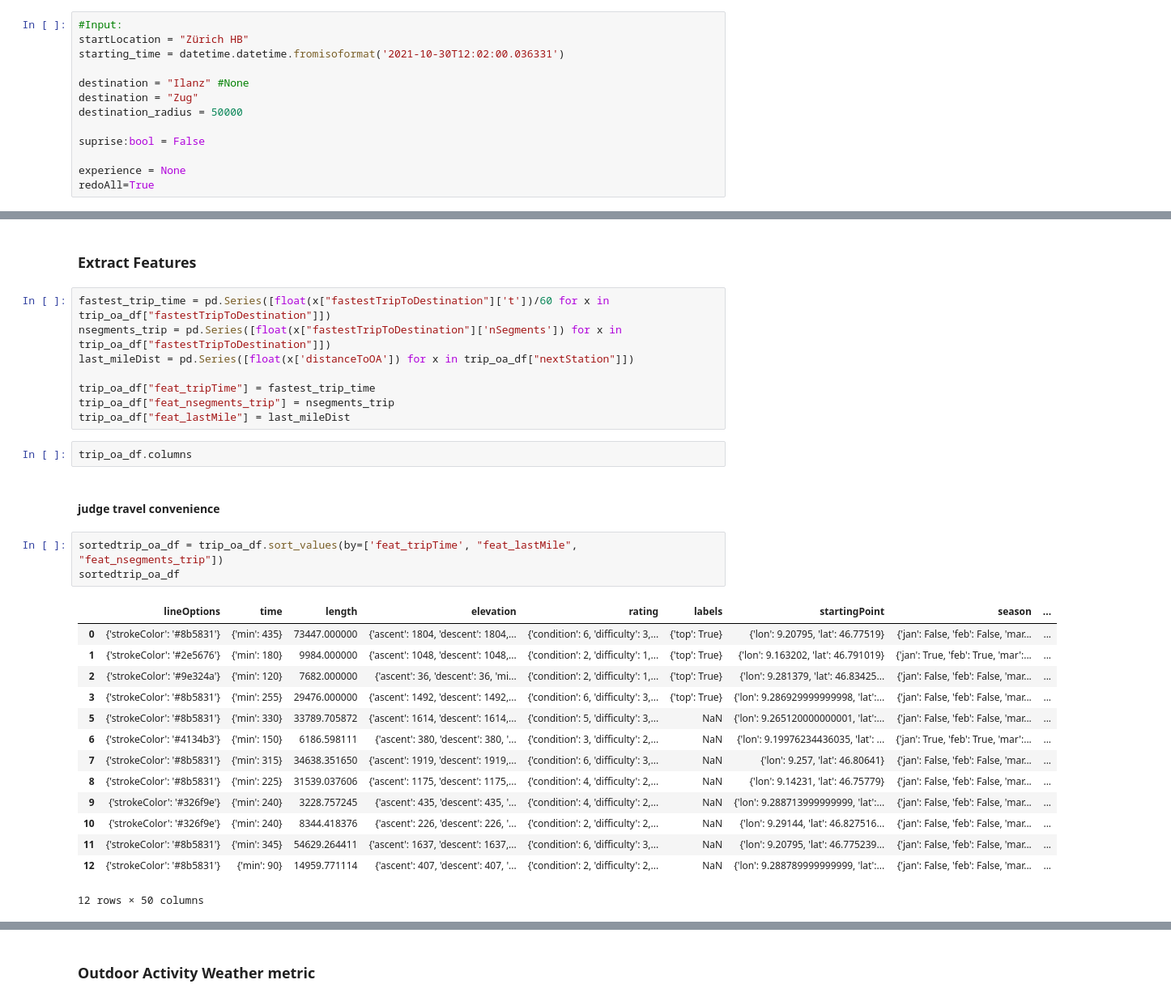
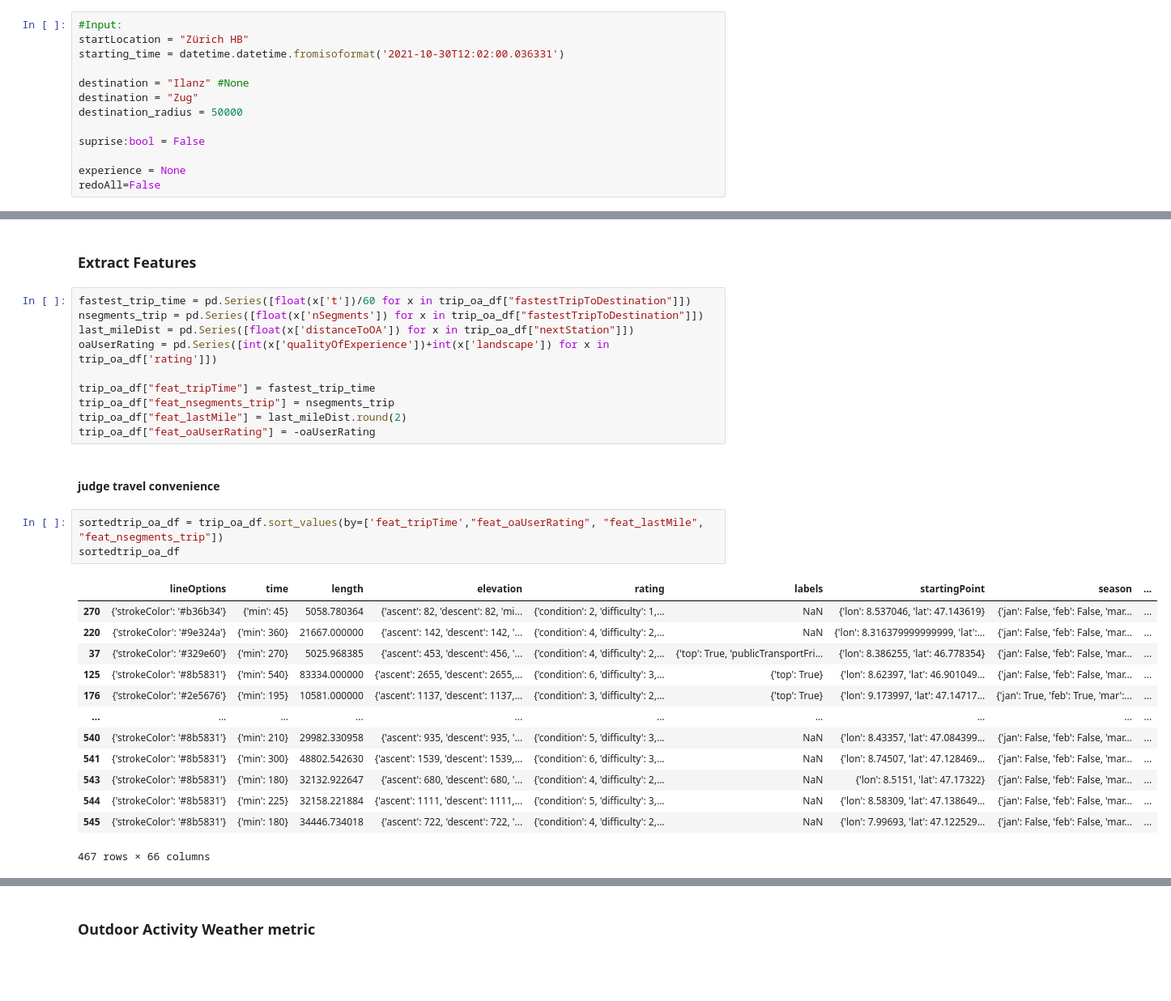
Before and after one commit to RiesBen/polyHack2021_SBB, a Jupyter notebook: src/jnbs/backend_logic.ipynb, the cells around one changed output, grey strips where cells are left out. Shown at 81% size. Saved outputs shown, nothing was run; the diff lists cells and outputs as text; blank space fills up the shorter version.

```diff
--- a/src/jnbs/backend_logic.ipynb
+++ b/src/jnbs/backend_logic.ipynb
@@ -31,7 +33,7 @@ destination_radius = 50000
 suprise:bool = False
 
 experience = None
-redoAll=True
+redoAll=False
 # %%
 #Meta Statistics
 loss_data = {}
@@ -304,35 +287,34 @@ trip_oa_df['nextStation']
 # %% [markdown]
 ### Extract Features
 # %%
-fastest_trip_time = pd.Series([float(x["fastestTripToDestination"]['t'])/60 for x in trip_oa_df["fastestTripToDestination"]])
-nsegments_trip = pd.Series([float(x["fastestTripToDestination"]['nSegments']) for x in trip_oa_df["fastestTripToDestination"]])
+fastest_trip_time = pd.Series([float(x['t'])/60 for x in trip_oa_df["fastestTripToDestination"]])
+nsegments_trip = pd.Series([float(x['nSegments']) for x in trip_oa_df["fastestTripToDestination"]])
 last_mileDist = pd.Series([float(x['distanceToOA']) for x in trip_oa_df["nextStation"]])
+oaUserRating = pd.Series([int(x['qualityOfExperience'])+int(x['landscape']) for x in trip_oa_df['rating']])
 
 trip_oa_df["feat_tripTime"] = fastest_trip_time
 trip_oa_df["feat_nsegments_trip"] = nsegments_trip
-trip_oa_df["feat_lastMile"] = last_mileDist
+trip_oa_df["feat_lastMile"] = last_mileDist.round(2)
+trip_oa_df["feat_oaUserRating"] = -oaUserRating
-# %%
-trip_oa_df.columns
 # %% [markdown]
 #### judge travel convenience
 # %%
-sortedtrip_oa_df = trip_oa_df.sort_values(by=['feat_tripTime', "feat_lastMile", "feat_nsegments_trip"])
+sortedtrip_oa_df = trip_oa_df.sort_values(by=['feat_tripTime',"feat_oaUserRating", "feat_lastMile", "feat_nsegments_trip"])
 sortedtrip_oa_df
 # %% [output]
 |  | lineOptions | time | length | elevation | rating | labels | startingPoint | season | ... |
-| 0 | {'strokeColor': '#8b5831'} | {'min': 435} | 73447.000000 | {'ascent': 1804, 'descent': 1804,... | {'condition': 6, 'difficulty': 3,... | {'top': True} | {'lon': 9.20795, 'lat': 46.77519} | {'jan': False, 'feb': False, 'mar... | ... |
-| 1 | {'strokeColor': '#2e5676'} | {'min': 180} | 9984.000000 | {'ascent': 1048, 'descent': 1048,... | {'condition': 2, 'difficulty': 1,... | {'top': True} | {'lon': 9.163202, 'lat': 46.791019} | {'jan': True, 'feb': True, 'mar':... | ... |
-| 2 | {'strokeColor': '#9e324a'} | {'min': 120} | 7682.000000 | {'ascent': 36, 'descent': 36, 'mi... | {'condition': 2, 'difficulty': 1,... | {'top': True} | {'lon': 9.281379, 'lat': 46.83425... | {'jan': False, 'feb': False, 'mar... | ... |
-| 3 | {'strokeColor': '#8b5831'} | {'min': 255} | 29476.000000 | {'ascent': 1492, 'descent': 1492,... | {'condition': 6, 'difficulty': 3,... | {'top': True} | {'lon': 9.286929999999998, 'lat':... | {'jan': False, 'feb': False, 'mar... | ... |
-| 5 | {'strokeColor': '#8b5831'} | {'min': 330} | 33789.705872 | {'ascent': 1614, 'descent': 1614,... | {'condition': 5, 'difficulty': 3,... | NaN | {'lon': 9.265120000000001, 'lat':... | {'jan': False, 'feb': False, 'mar... | ... |
-| 6 | {'strokeColor': '#4134b3'} | {'min': 150} | 6186.598111 | {'ascent': 380, 'descent': 380, '... | {'condition': 3, 'difficulty': 2,... | NaN | {'lon': 9.19976234436035, 'lat': ... | {'jan': True, 'feb': True, 'mar':... | ... |
-| 7 | {'strokeColor': '#8b5831'} | {'min': 315} | 34638.351650 | {'ascent': 1919, 'descent': 1919,... | {'condition': 6, 'difficulty': 3,... | NaN | {'lon': 9.257, 'lat': 46.80641} | {'jan': False, 'feb': False, 'mar... | ... |
-| 8 | {'strokeColor': '#8b5831'} | {'min': 225} | 31539.037606 | {'ascent': 1175, 'descent': 1175,... | {'condition': 4, 'difficulty': 2,... | NaN | {'lon': 9.14231, 'lat': 46.75779} | {'jan': False, 'feb': False, 'mar... | ... |
-| 9 | {'strokeColor': '#326f9e'} | {'min': 240} | 3228.757245 | {'ascent': 435, 'descent': 435, '... | {'condition': 4, 'difficulty': 2,... | NaN | {'lon': 9.288713999999999, 'lat':... | {'jan': False, 'feb': False, 'mar... | ... |
-| 10 | {'strokeColor': '#326f9e'} | {'min': 240} | 8344.418376 | {'ascent': 226, 'descent': 226, '... | {'condition': 2, 'difficulty': 2,... | NaN | {'lon': 9.29144, 'lat': 46.827516... | {'jan': False, 'feb': False, 'mar... | ... |
-| 11 | {'strokeColor': '#8b5831'} | {'min': 345} | 54629.264411 | {'ascent': 1637, 'descent': 1637,... | {'condition': 6, 'difficulty': 3,... | NaN | {'lon': 9.20795, 'lat': 46.775239... | {'jan': False, 'feb': False, 'mar... | ... |
-| 12 | {'strokeColor': '#8b5831'} | {'min': 90} | 14959.771114 | {'ascent': 407, 'descent': 407, '... | {'condition': 2, 'difficulty': 2,... | NaN | {'lon': 9.288789999999999, 'lat':... | {'jan': False, 'feb': False, 'mar... | ... |
+| 270 | {'strokeColor': '#b36b34'} | {'min': 45} | 5058.780364 | {'ascent': 82, 'descent': 82, 'mi... | {'condition': 2, 'difficulty': 1,... | NaN | {'lon': 8.537046, 'lat': 47.143619} | {'jan': False, 'feb': False, 'mar... | ... |
+| 220 | {'strokeColor': '#9e324a'} | {'min': 360} | 21667.000000 | {'ascent': 142, 'descent': 142, '... | {'condition': 4, 'difficulty': 2,... | NaN | {'lon': 8.316379999999999, 'lat':... | {'jan': False, 'feb': False, 'mar... | ... |
+| 37 | {'strokeColor': '#329e60'} | {'min': 270} | 5025.968385 | {'ascent': 453, 'descent': 456, '... | {'condition': 4, 'difficulty': 2,... | {'top': True, 'publicTransportFri... | {'lon': 8.386255, 'lat': 46.778354} | {'jan': False, 'feb': False, 'mar... | ... |
+| 125 | {'strokeColor': '#8b5831'} | {'min': 540} | 83334.000000 | {'ascent': 2655, 'descent': 2655,... | {'condition': 6, 'difficulty': 3,... | {'top': True} | {'lon': 8.62397, 'lat': 46.901049... | {'jan': False, 'feb': False, 'mar... | ... |
+| 176 | {'strokeColor': '#2e5676'} | {'min': 195} | 10581.000000 | {'ascent': 1137, 'descent': 1137,... | {'condition': 3, 'difficulty': 2,... | {'top': True} | {'lon': 9.173997, 'lat': 47.14717... | {'jan': True, 'feb': True, 'mar':... | ... |
+| ... | ... | ... | ... | ... | ... | ... | ... | ... | ... |
+| 540 | {'strokeColor': '#8b5831'} | {'min': 210} | 29982.330958 | {'ascent': 935, 'descent': 935, '... | {'condition': 5, 'difficulty': 3,... | NaN | {'lon': 8.43357, 'lat': 47.084399... | {'jan': False, 'feb': False, 'mar... | ... |
+| 541 | {'strokeColor': '#8b5831'} | {'min': 300} | 48802.542630 | {'ascent': 1539, 'descent': 1539,... | {'condition': 6, 'difficulty': 3,... | NaN | {'lon': 8.74507, 'lat': 47.128469... | {'jan': False, 'feb': False, 'mar... | ... |
+| 543 | {'strokeColor': '#8b5831'} | {'min': 180} | 32132.922647 | {'ascent': 680, 'descent': 680, '... | {'condition': 4, 'difficulty': 2,... | NaN | {'lon': 8.5151, 'lat': 47.17322} | {'jan': False, 'feb': False, 'mar... | ... |
+| 544 | {'strokeColor': '#8b5831'} | {'min': 225} | 32158.221884 | {'ascent': 1111, 'descent': 1111,... | {'condition': 5, 'difficulty': 3,... | NaN | {'lon': 8.58309, 'lat': 47.138649... | {'jan': False, 'feb': False, 'mar... | ... |
+| 545 | {'strokeColor': '#8b5831'} | {'min': 180} | 34446.734018 | {'ascent': 722, 'descent': 722, '... | {'condition': 4, 'difficulty': 2,... | NaN | {'lon': 7.99693, 'lat': 47.122529... | {'jan': False, 'feb': False, 'mar... | ... |
-12 rows × 50 columns
+467 rows × 66 columns
 # %%
 data = trip_oa_df.hist(column=[x for x in trip_oa_df.columns if("feat" in x)], bins=int(np.ceil(trip_oa_df.shape[0]*0.2)))
 # %% [output]
```
Also changed, not shown: parts of 21 cells of this notebook, 2 other files.
